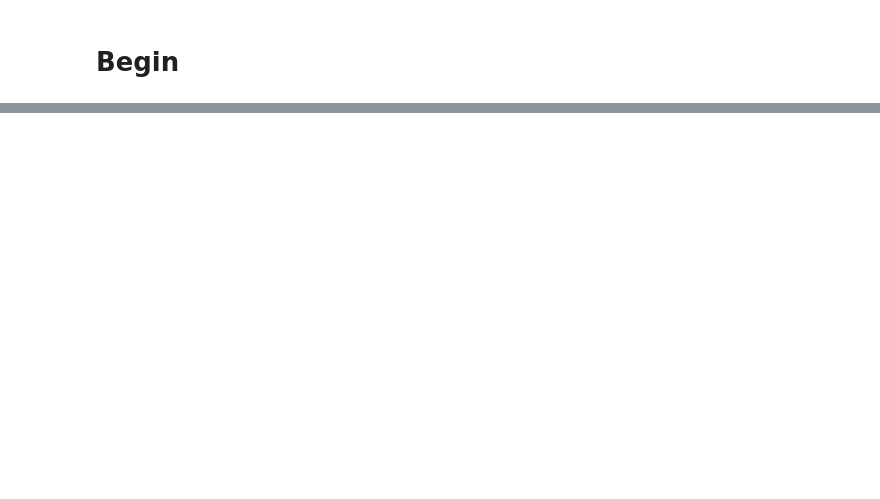
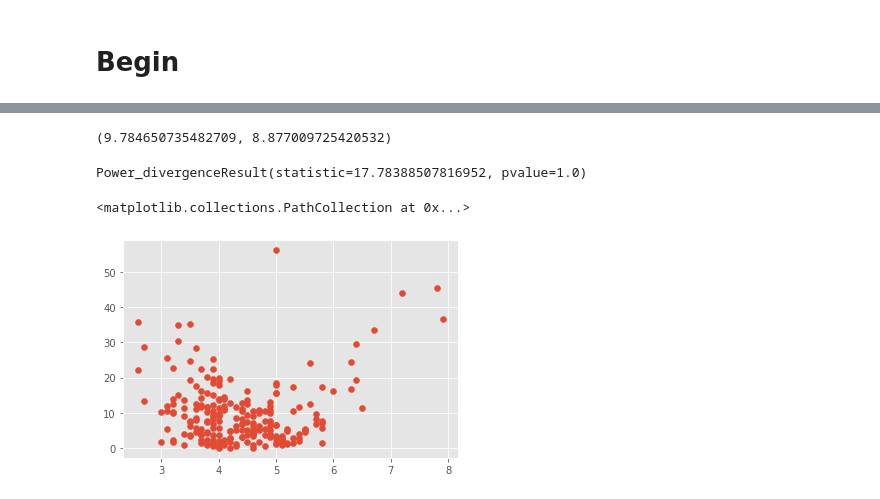
Before and after one commit to comptech-winter-school/steel-alloying, a Jupyter notebook: Khafizov/model_Anvar.ipynb, the cells around one changed output, grey strips where cells are left out. Cells and saved outputs as stored; diff of their text form; code cells hidden in the pictures; blank space fills up the shorter version.

```diff
--- a/Khafizov/model_Anvar.ipynb
+++ b/Khafizov/model_Anvar.ipynb
@@ -380,0 +283,27 @@ feature_scores.sort_values("importance", ascending=False).head(20)
+# %%
+def select_features_back_estimation(x_df, y_df, y_col=y_cols[0]):
+    df_x_columns = x_df.columns.tolist()
+    exist_plevels_higher_05 = True
+
+    while exist_plevels_higher_05:
+    #for i in range(5):
+        request = build_ols_request(df_x_columns, y_col)
+        mod = smf.ols(request, data=df)
+        res = mod.fit()
+        summary = res.summary()
+        print('R2: ',summary.tables[0].data[1][-1])
+        t_values = pd.DataFrame(summary.tables[1].data[1:],
+                                columns=['idx', 'name', 'coef', 't',
+                                    'P>|t|', '[0.025', '0.975]'],
+                                dtype=np.float64)
+
+        t_values['name'] = ['Intercept'] + df_x_columns
+        t_values = t_values.drop(columns=['idx', 'coef', 't', '[0.025', '0.975]'])
+
+        exist_plevels_higher_05 = (t_values['P>|t|'] > 0.05).any()
+        # print(exist_plevels_higher_05)
+        t_values = t_values[t_values['P>|t|'] < np.max(t_values['P>|t|'])]
+        df_x_columns = t_values['name'].tolist()[1:]
+    return summary, res
+# %%
+summary, res = select_features_back_estimation(x_df, y_df)#.tables[0]
@@ -380,0 +365,4 @@ feature_scores.sort_values("importance", ascending=False).head(20)
+# %%
+for i,(y_pred, y_real) in enumerate(zip(res.predict(x_df), y_df)):
+    if i<30:
+        print('y_pred: ', y_pred, '     y_real: ', y_real, '     deviation%: ', abs(y_real-y_pred) / y_pred *100)
@@ -380,0 +387,6 @@ feature_scores.sort_values("importance", ascending=False).head(20)
+# %%
+deviations = []
+for i,(y_pred, y_real) in enumerate(zip(res.predict(X_test), y_test)):
+    deviations.append(abs(y_real-y_pred) / y_pred *100)
+    if i<30:
+        print('y_pred: ', y_pred, '     y_real: ', y_real, '     deviation%: ', abs(y_real-y_pred) / y_pred *100)
@@ -380,0 +411,4 @@ feature_scores.sort_values("importance", ascending=False).head(20)
+# %%
+np.mean(deviations), np.std(deviations)
+# %% [output]
+(9.784650735482709, 8.877009725420532)
@@ -380,0 +419,9 @@ feature_scores.sort_values("importance", ascending=False).head(20)
+# %%
+chisquare(f_obs=y_test.to_numpy(), f_exp=res.predict(X_test).to_numpy())
+# %% [output]
+Power_divergenceResult(statistic=17.78388507816952, pvalue=1.0)
+# %%
+plt.scatter(y_test.to_numpy(), deviations)
+# %% [output]
+<matplotlib.collections.PathCollection at 0x...>
+[figure, added]
```
Also changed, not shown: parts of 35 cells of this notebook.
